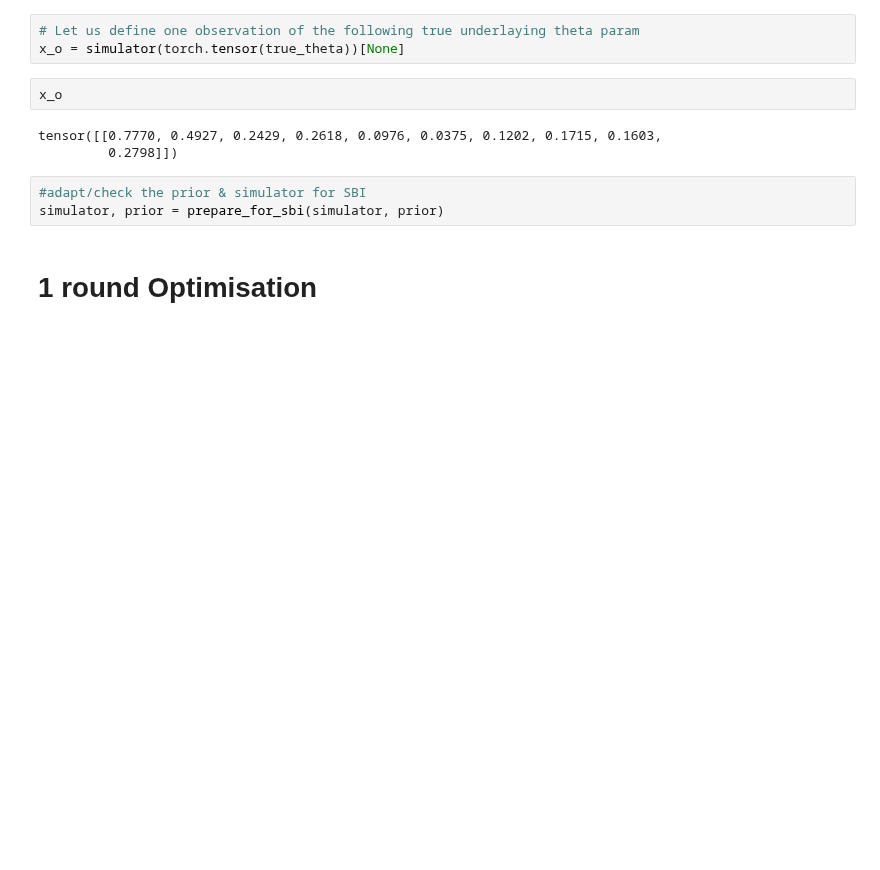
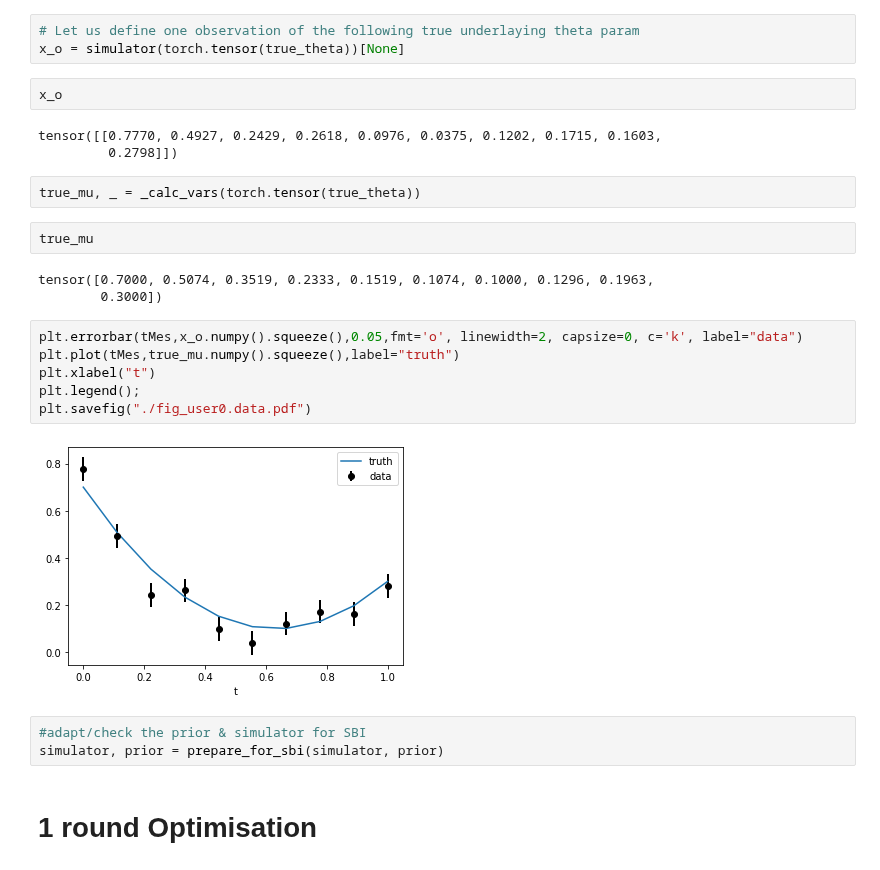
Before and after one commit to jecampagne/ML-toys, a Jupyter notebook: Test_SBI_Pytorch_UserExo_v0.ipynb, the cells around one changed output. Saved outputs shown, nothing was run; the diff lists cells and outputs as text; blank space fills up the shorter version.

```diff
--- a/Test_SBI_Pytorch_UserExo_v0.ipynb
+++ b/Test_SBI_Pytorch_UserExo_v0.ipynb
@@ -194,6 +194,21 @@ x_o
 # %% [output]
 tensor([[0.7770, 0.4927, 0.2429, 0.2618, 0.0976, 0.0375, 0.1202, 0.1715, 0.1603,
          0.2798]])
+# %%
+true_mu, _ = _calc_vars(torch.tensor(true_theta))
+# %%
+true_mu
+# %% [output]
+tensor([0.7000, 0.5074, 0.3519, 0.2333, 0.1519, 0.1074, 0.1000, 0.1296, 0.1963,
+        0.3000])
+# %%
+plt.errorbar(tMes,x_o.numpy().squeeze(),0.05,fmt='o', linewidth=2, capsize=0, c='k', label="data")
+plt.plot(tMes,true_mu.numpy().squeeze(),label="truth")
+plt.xlabel("t")
+plt.legend();
+plt.savefig("./fig_user0.data.pdf")
+# %% [output]
+[figure, added]
 # %%
 #adapt/check the prior & simulator for SBI
 simulator, prior = prepare_for_sbi(simulator, prior)
```
